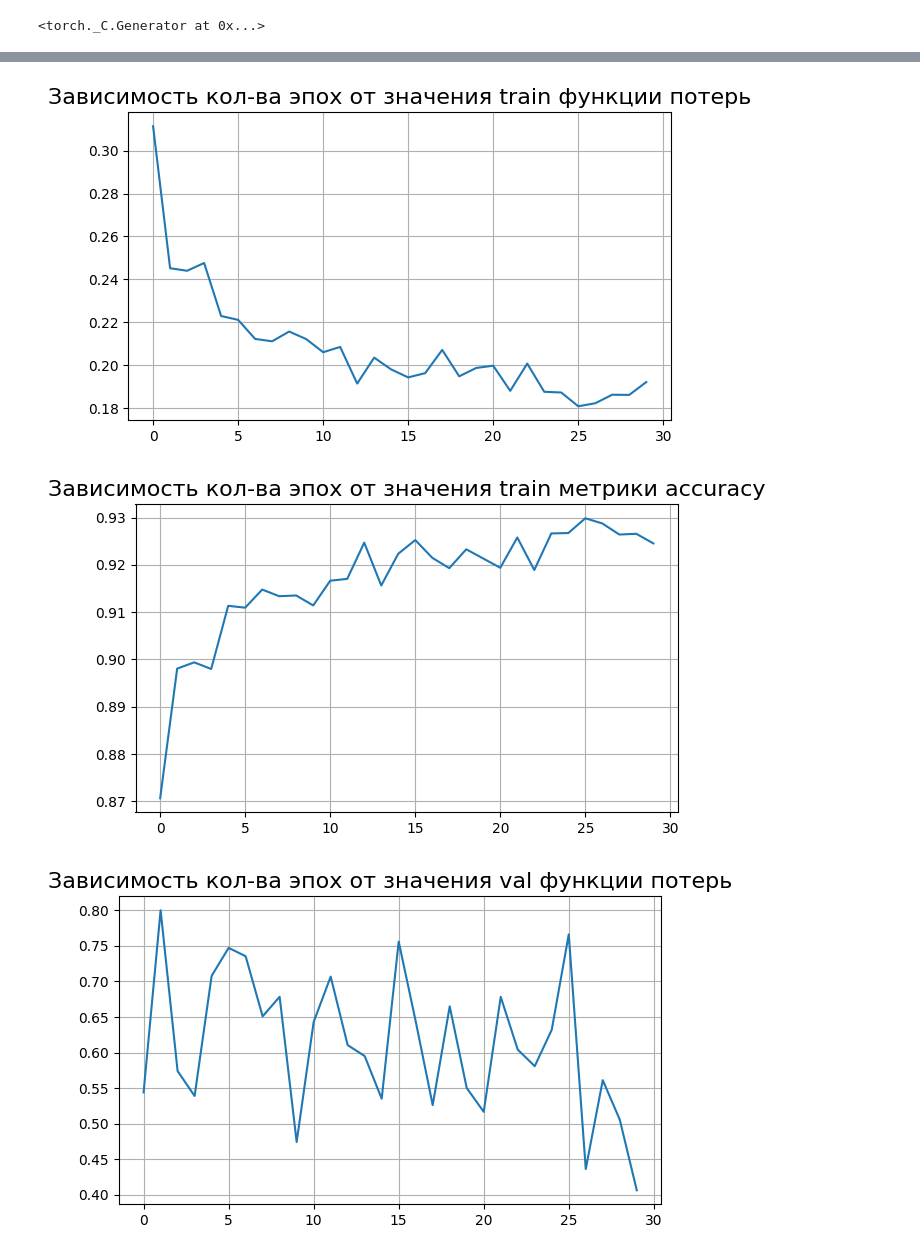
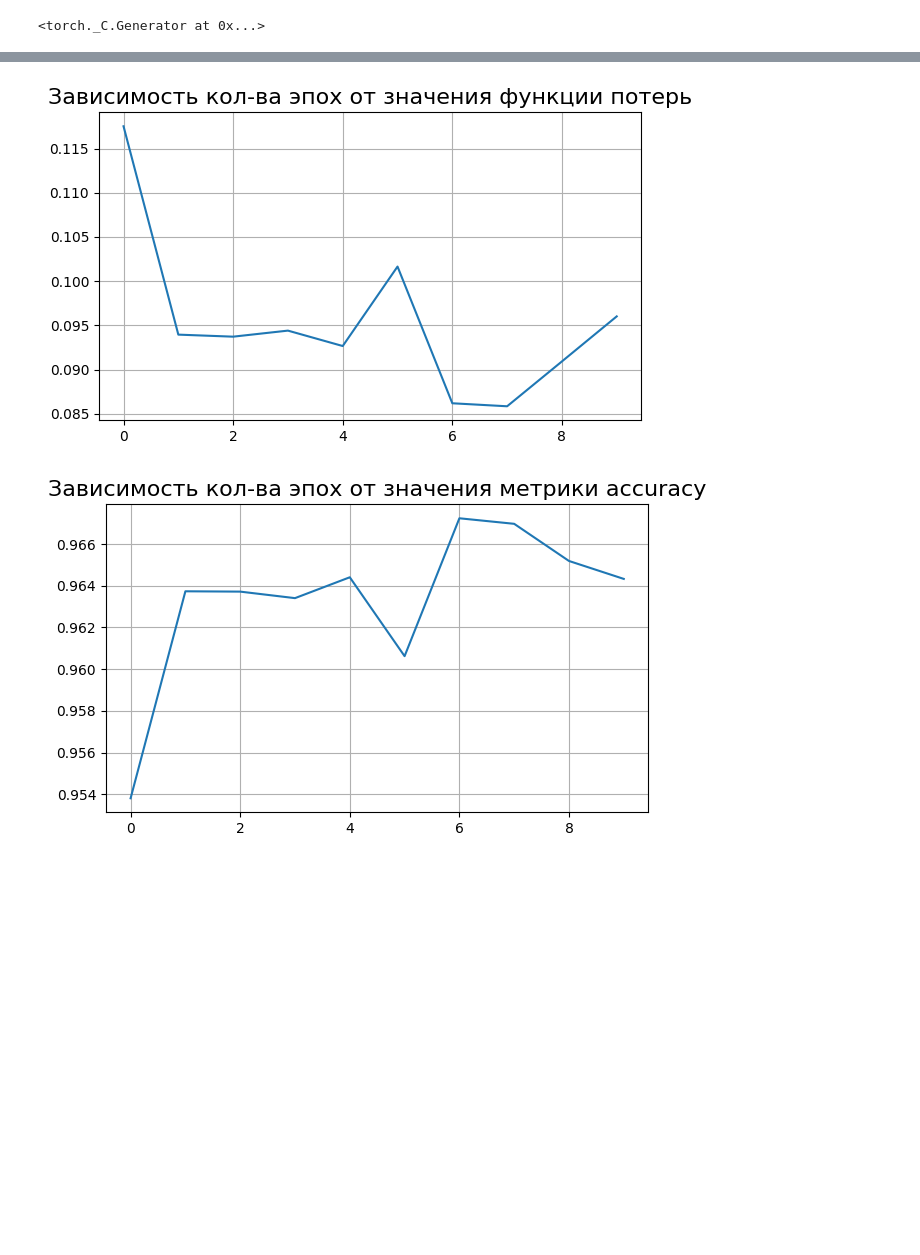
Before and after one commit to EmperorNao/NN, a Jupyter notebook: hw3/hw3.ipynb, the cells around one changed output, grey strips where cells are left out. Saved outputs shown, nothing was run; the diff lists cells and outputs as text; code cells hidden in the pictures; blank space fills up the shorter version.

```diff
--- a/hw3/hw3.ipynb
+++ b/hw3/hw3.ipynb
@@ -210,8 +144,7 @@ target_transform = lambda x: int(x == 'indoor')
 
 transform = transforms.Compose([
     transforms.Resize((224, 224)),
-    transforms.ToTensor(),
-    transforms.Normalize(mean=[0.485, 0.456, 0.406], std=[0.229, 0.224, 0.225]),
+    transforms.ToTensor()
 ])
 
 
@@ -219,9 +152,9 @@ train_data = InoutDataset(os.path.join(dataset_path, "train"), transform=transfo
 val_data = InoutDataset(os.path.join(dataset_path, "val"), transform=transform, target_transform=target_transform)
 test_data = InoutDataset(os.path.join(dataset_path, "test"), transform=transform, target_transform=target_transform)
 
-train_loader = torch.utils.data.DataLoader(train_data, batch_size=64, shuffle=True)
-val_loader = torch.utils.data.DataLoader(val_data, batch_size=64, shuffle=False)
-test_loader = torch.utils.data.DataLoader(test_data, batch_size=64, shuffle=False)
+train_loader = torch.utils.data.DataLoader(train_data, batch_size=128, shuffle=True)
+val_loader = torch.utils.data.DataLoader(val_data, batch_size=128, shuffle=False)
+test_loader = torch.utils.data.DataLoader(test_data, batch_size=128, shuffle=False)
 # %%
 import matplotlib.pyplot as plt
 
@@ -244,10 +175,9 @@ def train(data, model, optimizer, n_epochs=20, steps_per_epoch=500, device='cuda
     train_dataloader = data['train']
     val_dataloader = data['val']
     model = model.to(device)
-    accuracies, losses = {'train': [], 'val': []}, {'train': [], 'val': []}
+    accuracies, losses = [], []
     for epoch in range(n_epochs):
-        train_loss = []
-        train_accuracy = []
+        model.train()
         for step, (x_train, y_train) in tqdm(enumerate(train_dataloader)):
             if step >= steps_per_epoch:
                 break
@@ -255,14 +185,13 @@ def train(data, model, optimizer, n_epochs=20, steps_per_epoch=500, device='cuda
             y_train = y_train.to(device)
             y_pred = model(x_train)
             loss = F.cross_entropy(y_pred, y_train)
-            train_loss.append(loss.detach().cpu().numpy())
-            train_accuracy.extend((torch.argmax(y_pred, dim=-1) == y_train).detach().cpu().numpy().tolist())
             loss.backward()
             optimizer.step()
             optimizer.zero_grad()
 
         val_loss = []
         val_accuracy = []
+        model.eval()
         with torch.no_grad():
             for step, (x_val, y_val) in tqdm(enumerate(val_dataloader)):
                 if step >= steps_per_epoch:
@@ -274,18 +203,9 @@ def train(data, model, optimizer, n_epochs=20, steps_per_epoch=500, device='cuda
                 val_loss.append(loss.cpu().numpy())
                 val_accuracy.extend((torch.argmax(y_pred, dim=-1) == y_val).cpu().numpy().tolist())
 
-        train_loss = np.mean(train_loss)
-        val_loss = np.mean(val_loss)
-        train_acc = np.mean(train_accuracy)
-        val_acc = np.mean(val_accuracy)
-
-        accuracies['train'].append(train_acc)
-        accuracies['val'].append(val_acc)
-        losses['train'].append(train_loss)
-        losses['val'].append(val_loss)
-
-        print(f'Epoch: {epoch}, loss: {train_loss=}, {val_loss=}'
-              f' accuracy: {train_acc=}, {val_acc=}')
+        accuracies.append(np.mean(val_accuracy))
+        losses.append(np.mean(val_loss))
+        print(f'Epoch: {epoch}, loss: {np.mean(val_loss)}, accuracy: {np.mean(val_accuracy)}')
     return accuracies, losses
 # %%
 from sklearn.metrics import ConfusionMatrixDisplay, confusion_matrix, roc_auc_score, f1_score, accuracy_score
@@ -314,4 +235,4 @@ def evaluate(test_loader, model, device='cuda'):
 # %%
 model = models.resnet50(pretrained=True)
 model.fc = nn.Linear(model.fc.in_features, 2)
-optimizer = torch.optim.Adam(model.parameters(), lr=0.001)
+optimizer = torch.optim.SGD(model.parameters(), lr=0.005)
@@ -325,3 +241,3 @@ torch.cuda.empty_cache()
 # %%
-history = train({'train': train_loader, 'val': val_loader}, model, optimizer, n_epochs=30, steps_per_epoch=200, device='cuda')
+history = train({'train': train_loader, 'val': val_loader}, model, optimizer, n_epochs=10, steps_per_epoch=500, device='cuda')
 # %% [output]
@@ -343,16 +256,13 @@ accs, losses = history
 # %%
 def plot_metrics(metric, caption):
     plt.figure(figsize=(7,4))
     plt.plot(list(range(0, len(metric))), metric)
     plt.title(f'Зависимость кол-ва эпох от значения {caption}', fontsize=16)
     plt.grid()
 
 
-plot_metrics(losses['train'], 'train функции потерь')
-plot_metrics(accs['train'], 'train метрики accuracy')
-plot_metrics(losses['val'], 'val функции потерь')
-plot_metrics(accs['val'], 'val метрики accuracy')
+plot_metrics(losses, 'функции потерь')
+plot_metrics(accs, 'метрики accuracy')
 # %% [output]
-[figure, old version]
+[figure, new version]
-[figure, old version]
+[figure, new version]
-[figure, removed]
```
Also changed, not shown: parts of 11 cells of this notebook.
